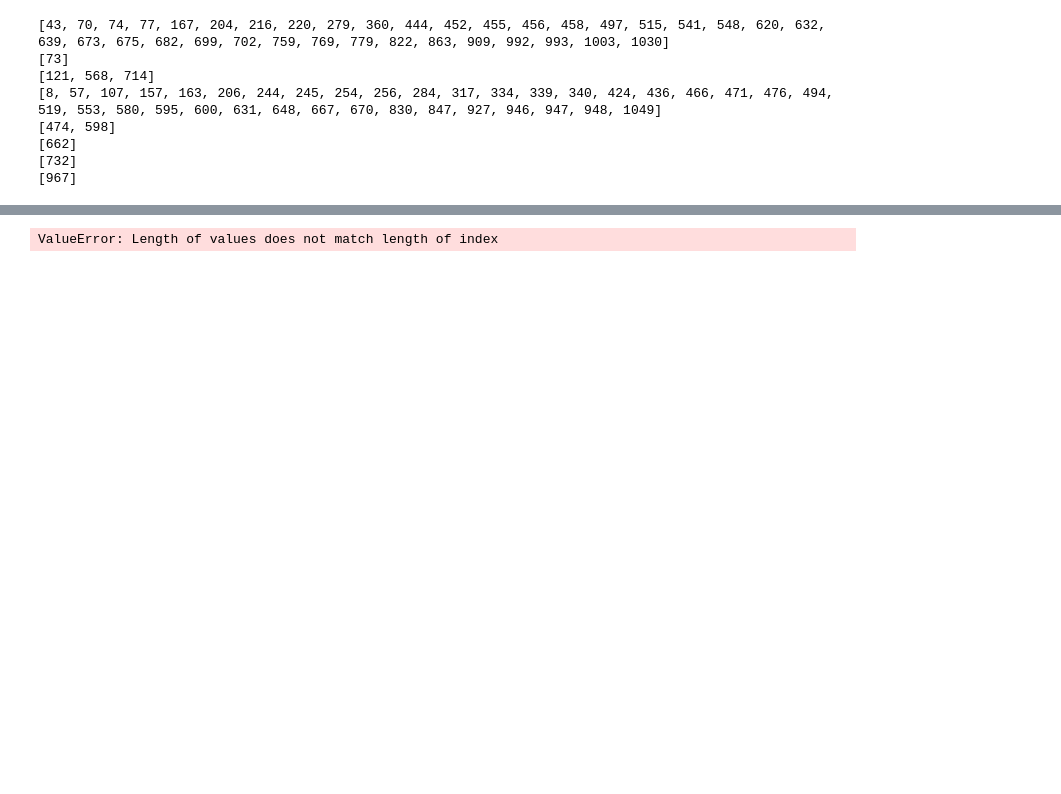
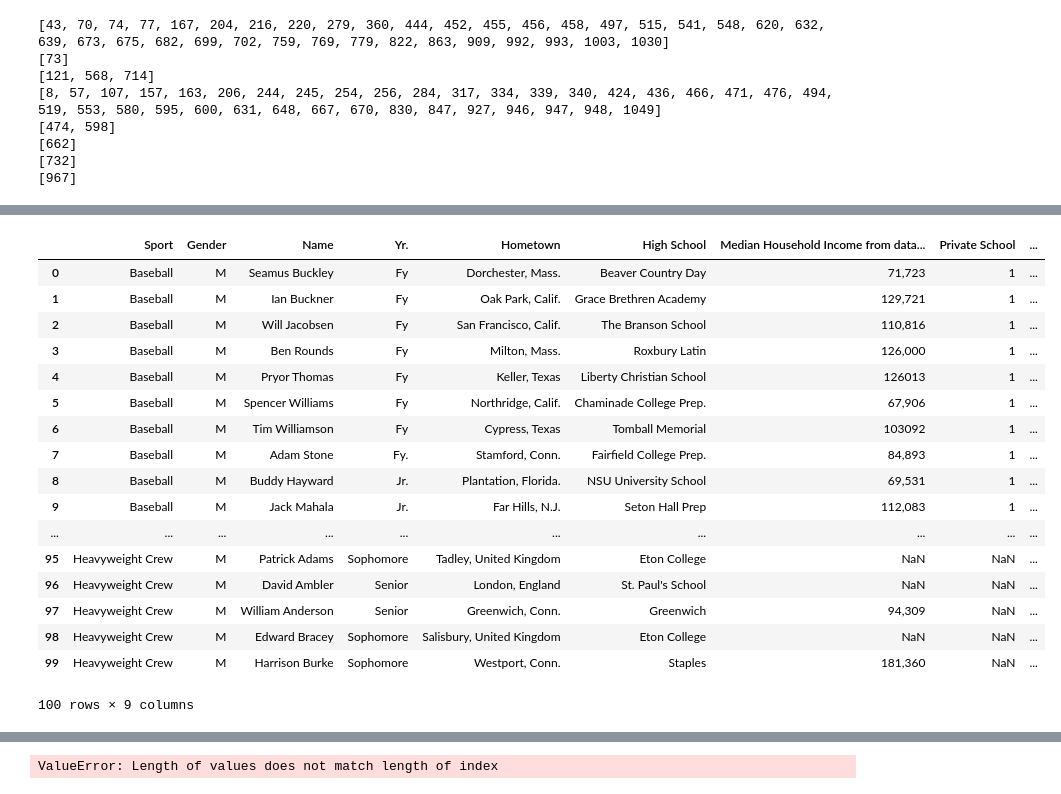
Before and after one commit to richardzhu64/HODPAthletes, a Jupyter notebook: HODP Athlete Hometown Different Maps.ipynb, the cells around one changed output, grey strips where cells are left out. Cells and saved outputs as stored; diff of their text form; code cells hidden in the pictures; blank space fills up the shorter version.

```diff
--- a/HODP Athlete Hometown Different Maps.ipynb
+++ b/HODP Athlete Hometown Different Maps.ipynb
@@ -89,4 +94,26 @@ def do_geocode(address):
         return geolocator.geocode(address)
     except GeocoderTimedOut:
         return do_geocode(address)
+# %%
+small_df = df[:100]
+small_df
+# %% [output]
+|  | Sport | Gender | Name | Yr. | Hometown | High School | Median Household Income from data... | Private School | ... |
+| 0 | Baseball | M | Seamus Buckley | Fy | Dorchester, Mass. | Beaver Country Day | 71,723 | 1 | ... |
+| 1 | Baseball | M | Ian Buckner | Fy | Oak Park, Calif. | Grace Brethren Academy | 129,721 | 1 | ... |
+| 2 | Baseball | M | Will Jacobsen | Fy | San Francisco, Calif. | The Branson School | 110,816 | 1 | ... |
+| 3 | Baseball | M | Ben Rounds | Fy | Milton, Mass. | Roxbury Latin | 126,000 | 1 | ... |
+| 4 | Baseball | M | Pryor Thomas | Fy | Keller, Texas | Liberty Christian School | 126013 | 1 | ... |
+| 5 | Baseball | M | Spencer Williams | Fy | Northridge, Calif. | Chaminade College Prep. | 67,906 | 1 | ... |
+| 6 | Baseball | M | Tim Williamson | Fy | Cypress, Texas | Tomball Memorial | 103092 | 1 | ... |
+| 7 | Baseball | M | Adam Stone | Fy. | Stamford, Conn. | Fairfield College Prep. | 84,893 | 1 | ... |
+| 8 | Baseball | M | Buddy Hayward | Jr. | Plantation, Florida. | NSU University School | 69,531 | 1 | ... |
+| 9 | Baseball | M | Jack Mahala | Jr. | Far Hills, N.J. | Seton Hall Prep | 112,083 | 1 | ... |
+| ... | ... | ... | ... | ... | ... | ... | ... | ... | ... |
+| 95 | Heavyweight Crew | M | Patrick Adams | Sophomore | Tadley, United Kingdom | Eton College | NaN | NaN | ... |
+| 96 | Heavyweight Crew | M | David Ambler | Senior | London, England | St. Paul's School | NaN | NaN | ... |
+| 97 | Heavyweight Crew | M | William Anderson | Senior | Greenwich, Conn. | Greenwich | 94,309 | NaN | ... |
+| 98 | Heavyweight Crew | M | Edward Bracey | Sophomore | Salisbury, United Kingdom | Eton College | NaN | NaN | ... |
+| 99 | Heavyweight Crew | M | Harrison Burke | Sophomore | Westport, Conn. | Staples | 181,360 | NaN | ... |
+100 rows × 9 columns
 # %%
```
Also changed, not shown: parts of 4 cells of this notebook, 3 other files.
